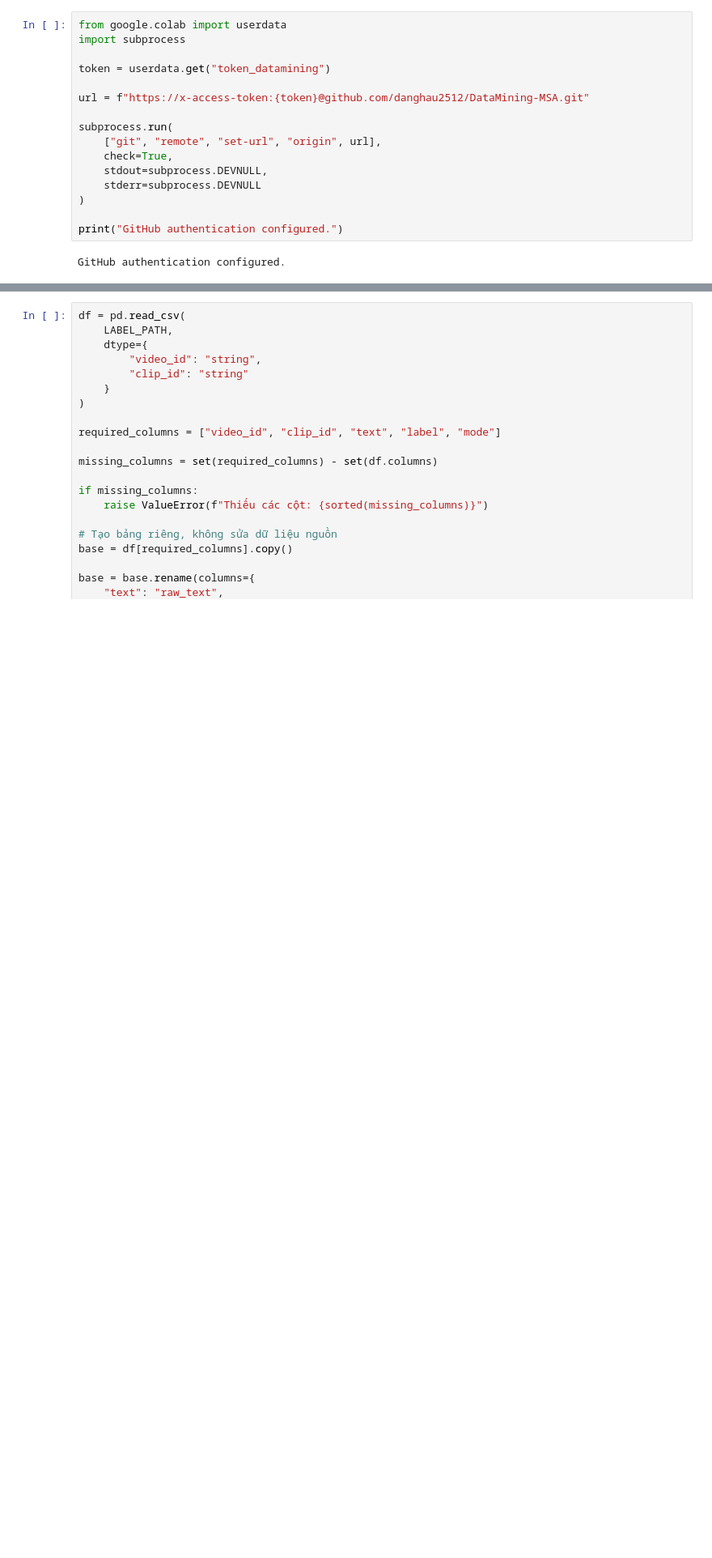
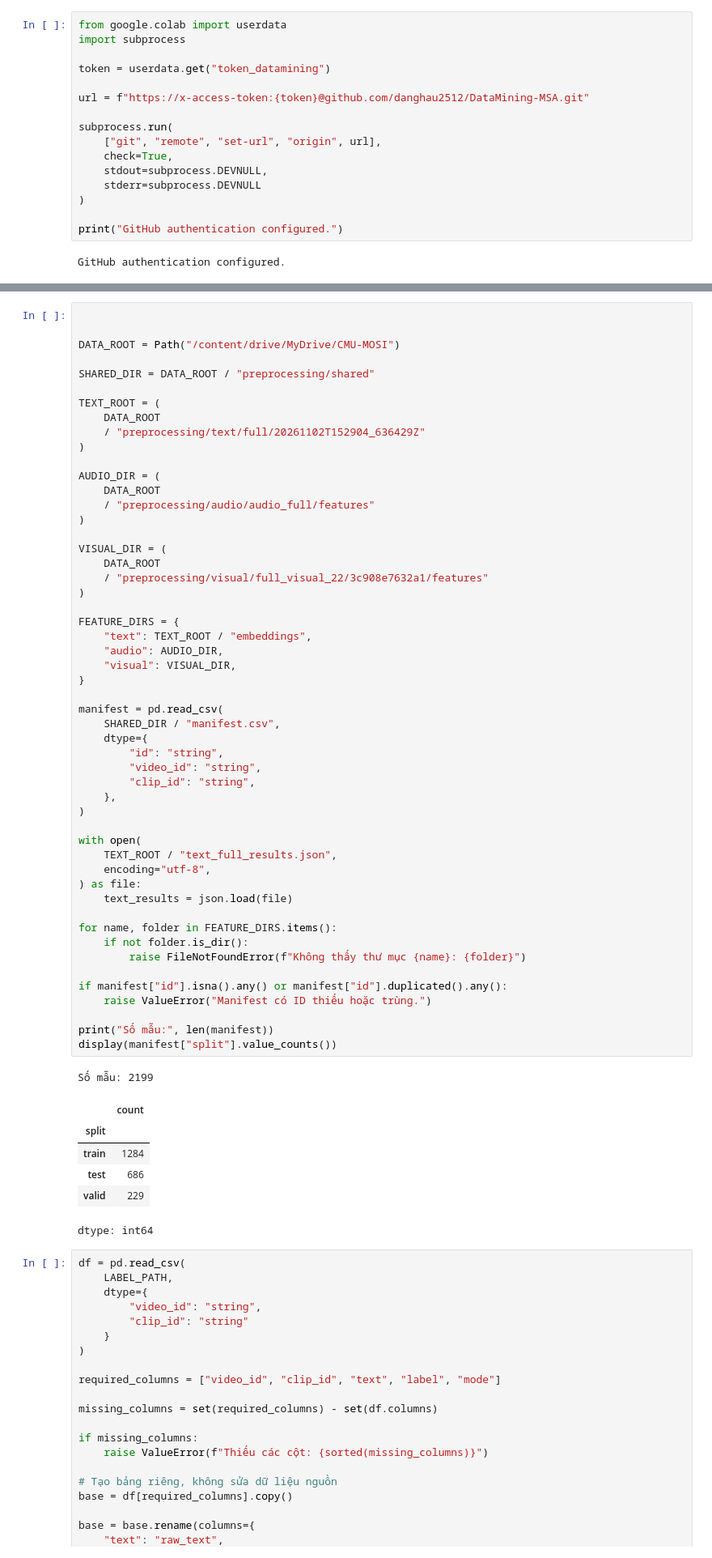
Before and after one commit to danghau2512/DataMining-MSA, a Jupyter notebook: src/notebooks/02_Preprocessing.ipynb, the cells around one changed output, grey strips where cells are left out. Shown at 81% size. Drawn from its saved outputs; the diff is of its cells as text; blank space fills up the shorter version.

```diff
--- a/src/notebooks/02_Preprocessing.ipynb
+++ b/src/notebooks/02_Preprocessing.ipynb
@@ -73,3 +56,63 @@ Drive already mounted at /content/drive; to attempt to forcibly remount, call dr
+# %%
+
+
+DATA_ROOT = Path("/content/drive/MyDrive/CMU-MOSI")
+
+SHARED_DIR = DATA_ROOT / "preprocessing/shared"
+
+TEXT_ROOT = (
+    DATA_ROOT
+    / "preprocessing/text/full/20261102T152904_636429Z"
+)
+
+AUDIO_DIR = (
+    DATA_ROOT
+    / "preprocessing/audio/audio_full/features"
+)
+
+VISUAL_DIR = (
+    DATA_ROOT
+    / "preprocessing/visual/full_visual_22/3c908e7632a1/features"
+)
+
+FEATURE_DIRS = {
+    "text": TEXT_ROOT / "embeddings",
+    "audio": AUDIO_DIR,
+    "visual": VISUAL_DIR,
+}
+
+manifest = pd.read_csv(
+    SHARED_DIR / "manifest.csv",
+    dtype={
+        "id": "string",
+        "video_id": "string",
+        "clip_id": "string",
+    },
+)
+
+with open(
+    TEXT_ROOT / "text_full_results.json",
+    encoding="utf-8",
+) as file:
+    text_results = json.load(file)
+
+for name, folder in FEATURE_DIRS.items():
+    if not folder.is_dir():
+        raise FileNotFoundError(f"Không thấy thư mục {name}: {folder}")
+
+if manifest["id"].isna().any() or manifest["id"].duplicated().any():
+    raise ValueError("Manifest có ID thiếu hoặc trùng.")
+
+print("Số mẫu:", len(manifest))
+display(manifest["split"].value_counts())
+# %% [output]
+Số mẫu: 2199
+|  | count |
+| split |  |
+| train | 1284 |
+| test | 686 |
+| valid | 229 |
+dtype: int64
 # %%
 df = pd.read_csv(
     LABEL_PATH,
```
Also changed, not shown: parts of 17 cells of this notebook.
